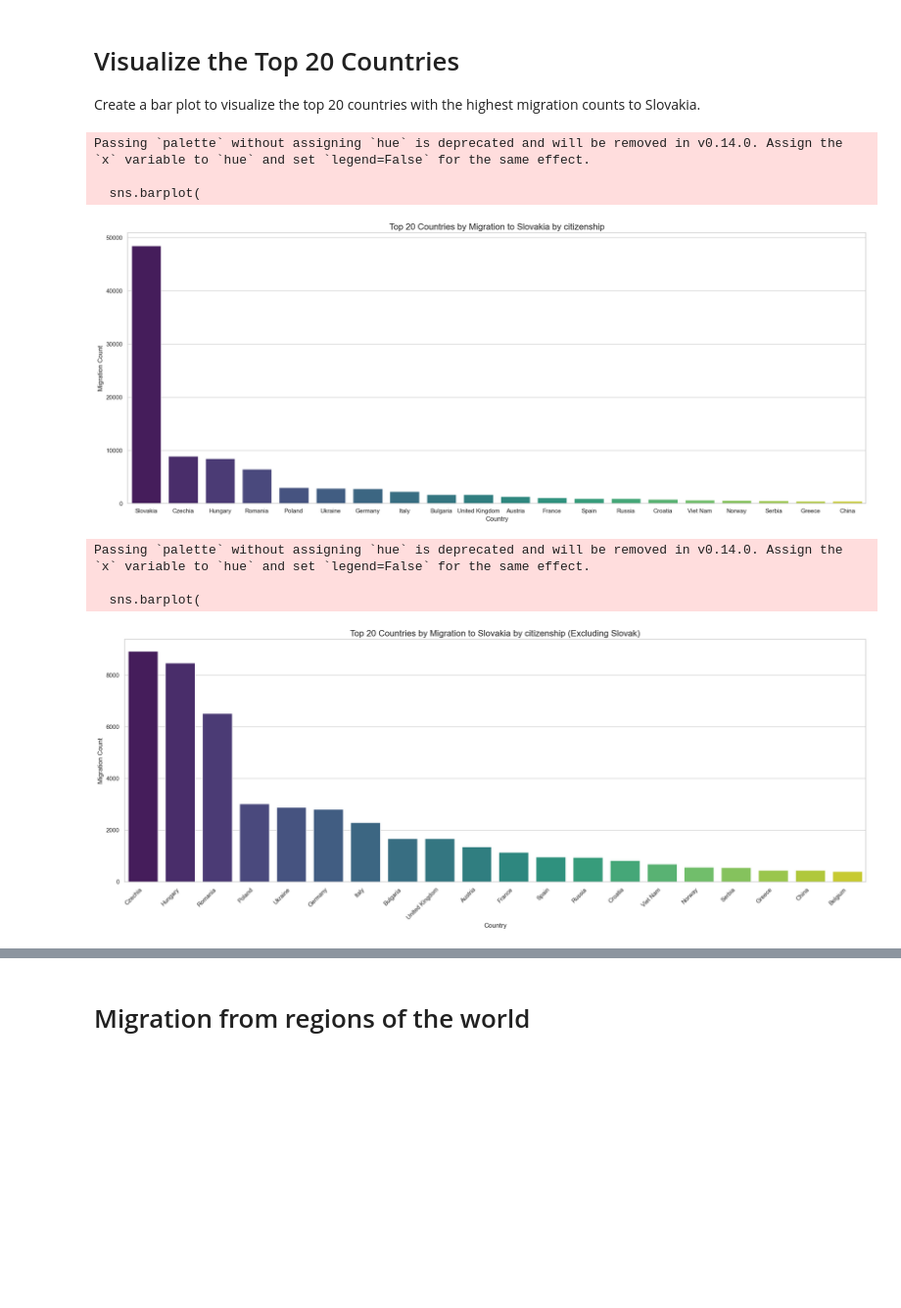
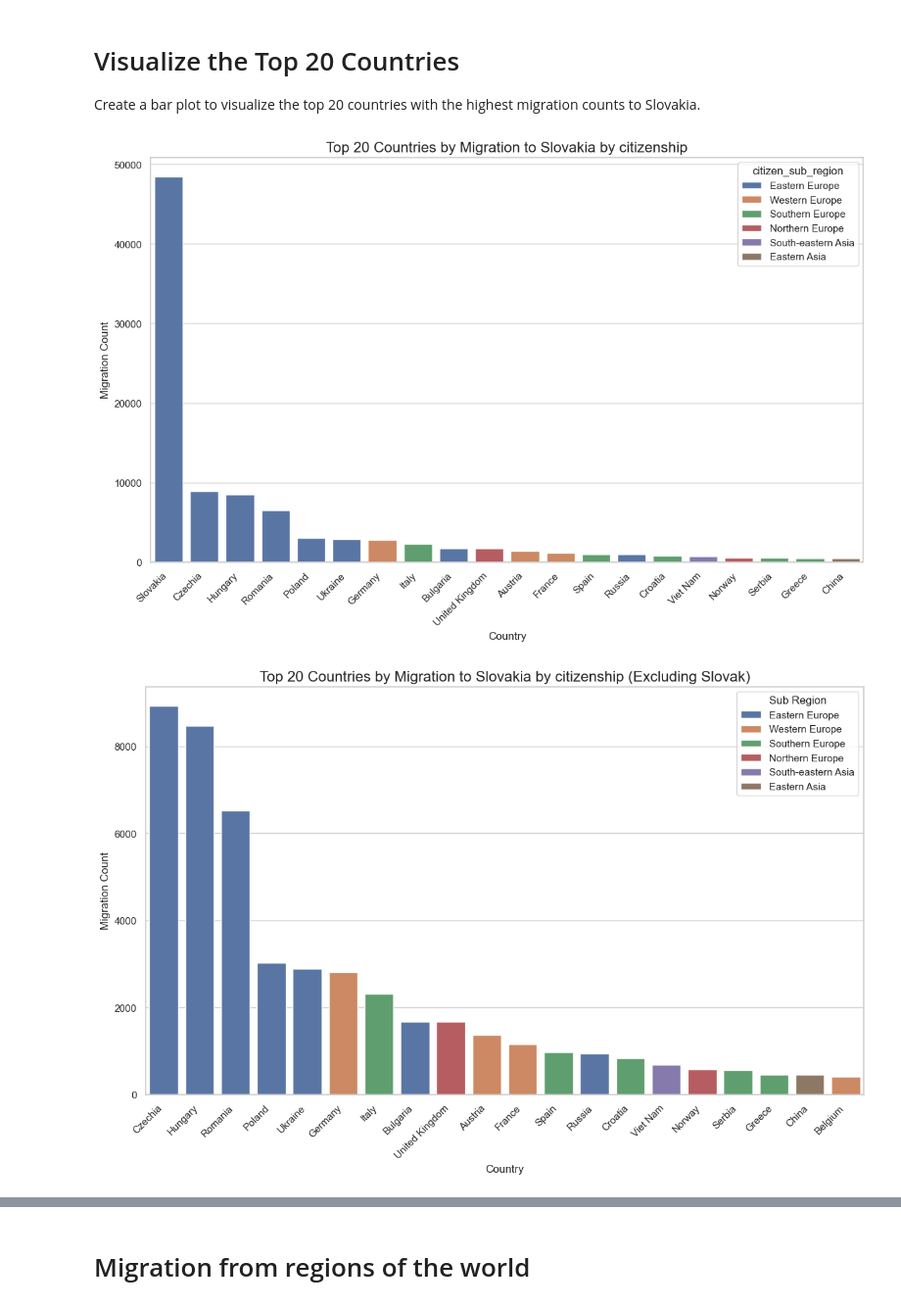
Before and after one commit to jatofi-official/migration-eu-analysis, a Jupyter notebook: Notebooks/Slovakia/slovakia_immigration.ipynb, the cells around one changed output, grey strips where cells are left out. Shown at 98% size. Drawn from its saved outputs; the diff is of its cells as text; code cells hidden in the pictures; blank space fills up the shorter version.

Commit message:
Add more immigration data to slovakia

```diff
--- a/Notebooks/Slovakia/slovakia_immigration.ipynb
+++ b/Notebooks/Slovakia/slovakia_immigration.ipynb
@@ -16,7 +17,7 @@ Load the CSV file into a pandas DataFrame and display basic information such as
 # Load and Explore the Dataset
 
 # Load the CSV file into a pandas DataFrame
-file_path = '/home/erik/git/migration-eu-analysis/Data/slovakia/slovak_immigration_international.csv'
+file_path = '../../Data/slovakia/slovak_immigration_international.csv'
 df = pd.read_csv(file_path)
 
 # Display basic information about the dataset
@@ -96,13 +97,17 @@ Sort the aggregated data in descending order by migration count and select the t
 # Sort and Select Top 20 Countries
 
 filtered_df = df[(df['sex'] == 'Total') & (df['age'] == 'TOTAL') & (df['citizen_country'] != 'Total')]
-country_migration = filtered_df.groupby('citizen_country')['count'].sum().reset_index()
+country_migration = filtered_df.groupby('citizen_country', as_index=False).agg({
+    'count': 'sum',
+    'citizen_sub_region': 'first',
+    'citizen_ISO3': 'first'
+})
 country_migration = country_migration.sort_values(by='count', ascending=False)
 
 # Sort the data in descending order of migration count and select the top 20 countries
 top_20_countries = country_migration.head(20)
 
 # Display the top 20 countries
-print("Top 20 Countries by Migration to Slovakia (Excluding Total):")
-print(top_20_countries)
+display("Top 20 Countries by Migration to Slovakia (Excluding Total):")
+display(top_20_countries)
 # %% [output]
@@ -128,29 +134,24 @@ Top 20 Countries by Migration to Slovakia (Excluding Total):
 Create a bar plot to visualize the top 20 countries with the highest migration counts to Slovakia.
 # %%
 # Visualize the Top 20 Countries (Horizontal Bar Plot)
-figure = plt.figure(figsize=(20, 8))
-sns.barplot(
+plt.figure(figsize=(14, 8))
+
+axes = sns.barplot(
     data=top_20_countries,
     y='count',
     x='citizen_country',
-    palette='viridis'
+    hue = 'citizen_sub_region'
 )
 
 # Add labels and title to the plot
-plt.ylabel('Migration Count', fontsize=12)
-plt.xlabel('Country', fontsize=12)
-plt.title('Top 20 Countries by Migration to Slovakia by citizenship', fontsize=16)
-
-# Display the plot
-plt.tight_layout()
-plt.show()
+axes.set_xticklabels(axes.get_xticklabels(), rotation=45, ha='right')
+axes.set_ylabel('Migration Count', fontsize=12)
+axes.set_xlabel('Country', fontsize=12)
+axes.set_title('Top 20 Countries by Migration to Slovakia by citizenship', fontsize=16)
 
 figure.savefig(f"../../Images/Slovakia/Migration/immigration/top_immigration.png", bbox_inches='tight')
 # %% [output]
-Passing `palette` without assigning `hue` is deprecated and will be removed in v0.14.0. Assign the `x` variable to `hue` and set `legend=False` for the same effect.
-
-  sns.barplot(
-[figure, old version]
+[figure, new version]
 # %%
 # Exclude Slovakia and ensure there are 20 countries
 country_migration_no_slovakia = country_migration[country_migration['citizen_country'] != 'Slovakia']
@@ -158,31 +159,28 @@ country_migration_no_slovakia = country_migration[country_migration['citizen_cou
 # Sort the data in descending order of migration count and select the top 20 countries
 top_20_countries_no_slovakia = country_migration_no_slovakia.head(20)
 
+plt.figure(figsize=(14, 8))
+
 # Visualize the Top 20 Countries (Vertical Bar Plot) excluding Slovakia
-figure = plt.figure(figsize=(20, 8))
-sns.barplot(
+axes = sns.barplot(
     data=top_20_countries_no_slovakia,
     x='citizen_country',  # Country names on the x-axis
     y='count',  # Migration count on the y-axis
-    palette='viridis'
+    hue = 'citizen_sub_region'  # Color by sub-region
 )
 
 # Rotate x-axis labels for better readability
-plt.xticks(rotation=45, ha='right')
+# Rotate x-axis labels for better readability
+axes.set_xticklabels(axes.get_xticklabels(), rotation=45, ha='right')
 
 # Add labels and title to the plot
-plt.xlabel('Country', fontsize=12)
-plt.ylabel('Migration Count', fontsize=12)
-plt.title('Top 20 Countries by Migration to Slovakia by citizenship (Excluding Slovak)', fontsize=16)
+axes.set_xlabel('Country', fontsize=12)
+axes.set_ylabel('Migration Count', fontsize=12)
+axes.set_title('Top 20 Countries by Migration to Slovakia by citizenship (Excluding Slovak)', fontsize=16)
 
-# Display the plot
-plt.tight_layout()
-plt.show()
+axes.legend().set_title("Sub Region")
 
 figure.savefig(f"../../Images/Slovakia/Migration/immigration/top_immigration_no_sk.png", bbox_inches='tight')
 # %% [output]
-Passing `palette` without assigning `hue` is deprecated and will be removed in v0.14.0. Assign the `x` variable to `hue` and set `legend=False` for the same effect.
-
-  sns.barplot(
-[figure, old version]
+[figure, new version]
 # %%
```
Also changed, not shown: parts of 8 cells of this notebook, 42 other files.
